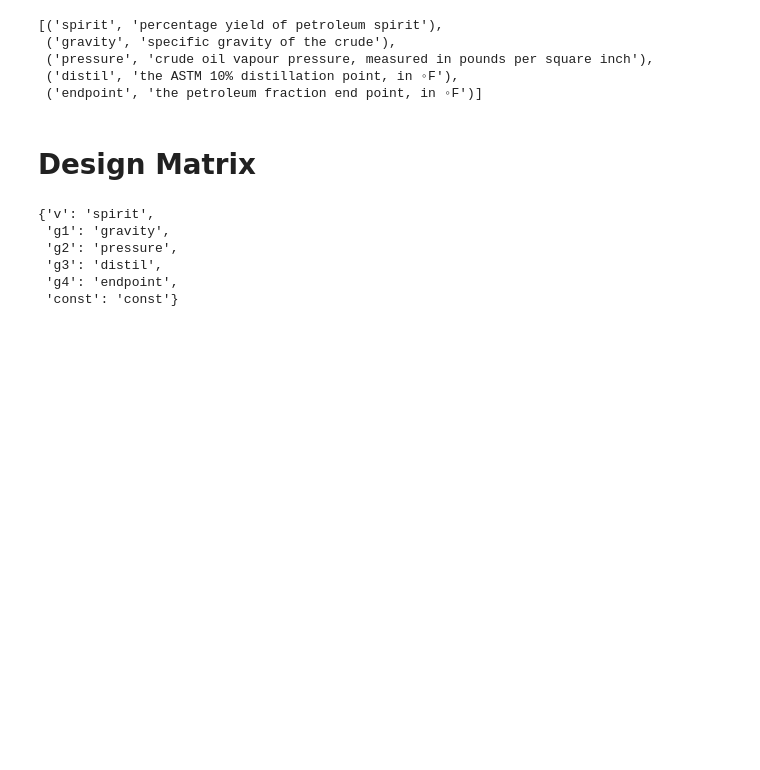
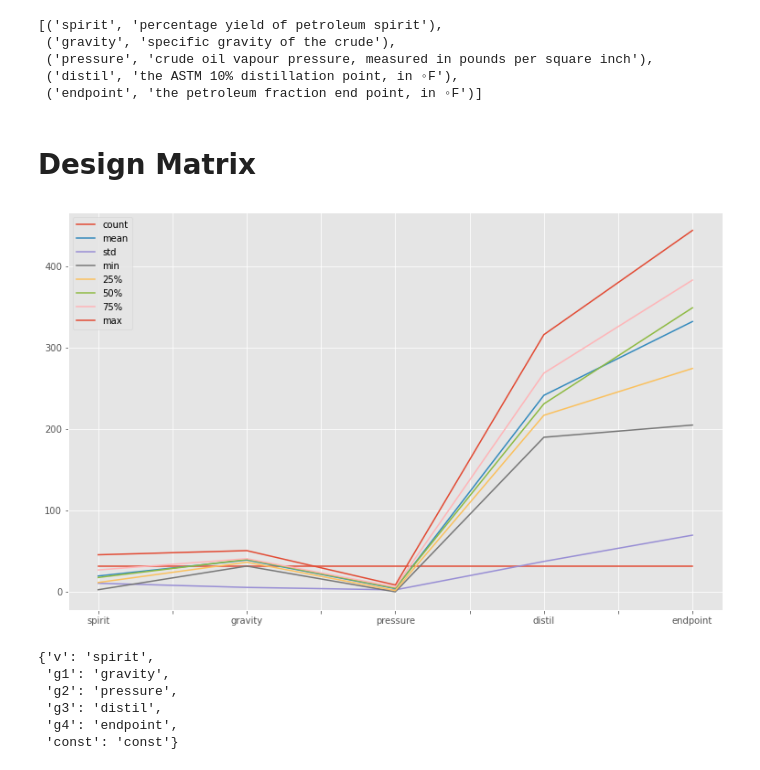
Before and after one commit to a4shubert/statslib, a Jupyter notebook: jupyter/Linear Model.ipynb, the cells around one changed output. Drawn from its saved outputs; the diff is of its cells as text; code cells hidden in the pictures; blank space fills up the shorter version.

```diff
--- a/jupyter/Linear Model.ipynb
+++ b/jupyter/Linear Model.ipynb
@@ -40,6 +45,10 @@ X = stb.datasets.oil.df.drop('spirit', axis=1)
 # Design Matrix
 # %%
 DM = stb.DesignMatrix(y, X)
+# %%
+desc = DM.describe()
+# %% [output]
+[figure, added]
 # %%
 DM.names
 # %% [output]
```
Also changed, not shown: parts of 2 cells of this notebook, 3 other files.
